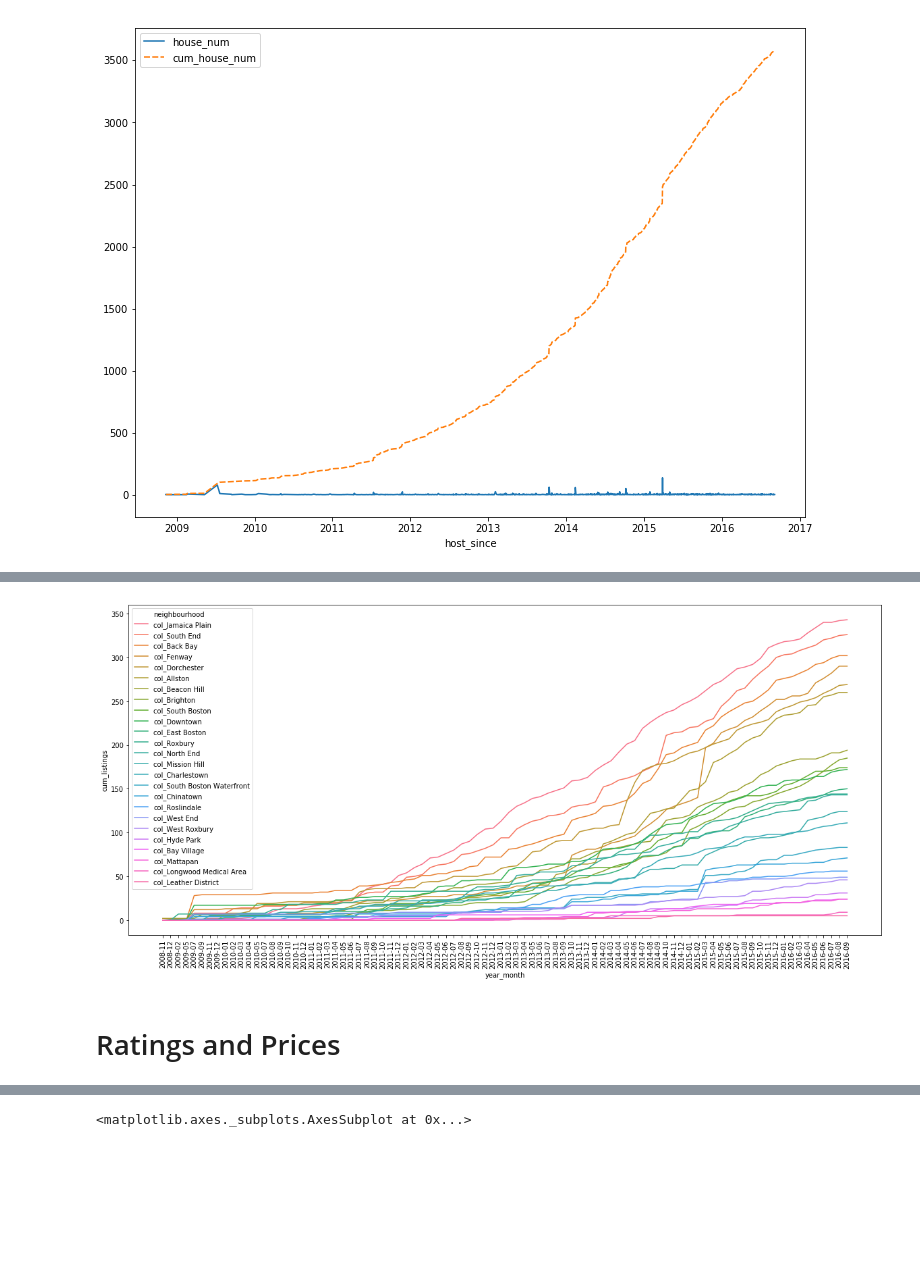
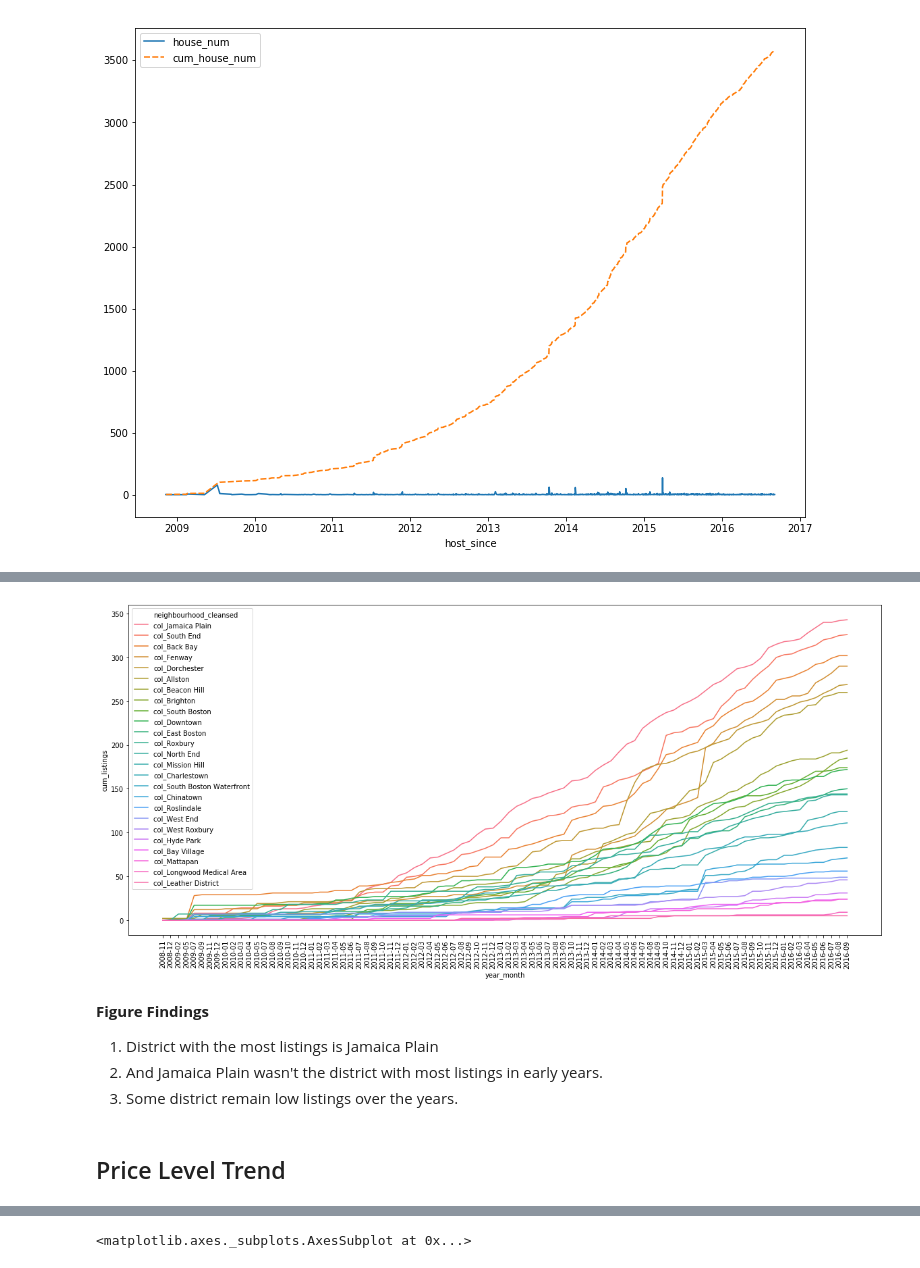
Before and after one commit to haataa/airbnb_finding, a Jupyter notebook: airbnb_finding.ipynb, the cells around one changed output, grey strips where cells are left out. Saved outputs shown, nothing was run; the diff lists cells and outputs as text; code cells hidden in the pictures; blank space fills up the shorter version.

Commit message:
change business growth trend section

```diff
--- a/airbnb_finding.ipynb
+++ b/airbnb_finding.ipynb
@@ -210,5 +213,0 @@ sns.lineplot(x="date",y="price", data=list_price_eg)
-# %%
-# what's the trend of airbnb business growth?
-# change date type 'str' to 'datetime'
-to_datetime = lambda x: datetime.datetime.strptime(str(x),'%Y-%m-%d')
-bs_listing.host_since = bs_listing.host_since.apply(to_datetime)
@@ -315,0 +289,3 @@ bs_host_neigh_wide_long.tail()
+# %%
+neighbor_cum_listing = cum_listing_for_cat('neighbourhood_cleansed',bs_listing=bs_listing)
+neighbor_cum_listing.head()
@@ -316,11 +299,19 @@ bs_host_neigh_wide_long.tail()
 # %%
 f, ax = plt.subplots(figsize=(20, 9))
-bs_host_neigh_wide_long.year_month = bs_host_neigh_wide_long.year_month.apply(lambda x:str(x))
-last_date = bs_host_neigh_wide_long[bs_host_neigh_wide_long.year_month==max(bs_host_neigh_wide_long.year_month)]
-hue_order = last_date.sort_values(by=['cum_listings'],ascending=False)['neighbourhood']
-g=sns.lineplot(x='year_month',y='cum_listings',hue='neighbourhood', hue_order =hue_order ,data=bs_host_neigh_wide_long)
-g=g.set_xticklabels(bs_host_neigh_wide_long.year_month.unique(),rotation=90)
+# change year_month column from type datetime to str to draw figure
+neighbor_cum_listing.year_month = neighbor_cum_listing.year_month.apply(lambda x:str(x))
+# make sure legend order is ordered by cum listing values
+last_date = neighbor_cum_listing[neighbor_cum_listing.year_month==max(neighbor_cum_listing.year_month)]
+hue_order = last_date.sort_values(by=['cum_listings'],ascending=False)['neighbourhood_cleansed']
+g=sns.lineplot(x='year_month',y='cum_listings',hue='neighbourhood_cleansed', hue_order =hue_order ,
+               data=neighbor_cum_listing)
+g=g.set_xticklabels(neighbor_cum_listing.year_month.unique(),rotation=90)
 # %% [output]
-[figure, old version]
+[figure, new version]
-# %% [markdown]
-# Ratings and Prices
+# %% [markdown]
+**Figure Findings**
+1. District with the most listings is Jamaica Plain
+2. And Jamaica Plain wasn't the district with most listings in early years.
+3. Some district remain low listings over the years.
+# %% [markdown]
+## Price Level Trend
```
Also changed, not shown: parts of 32 cells of this notebook.
